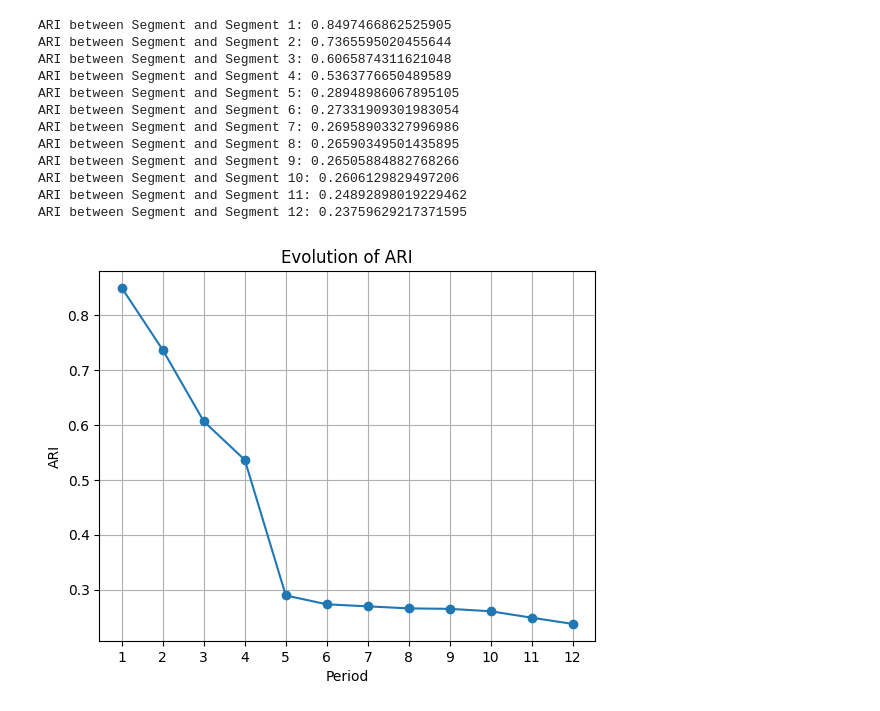
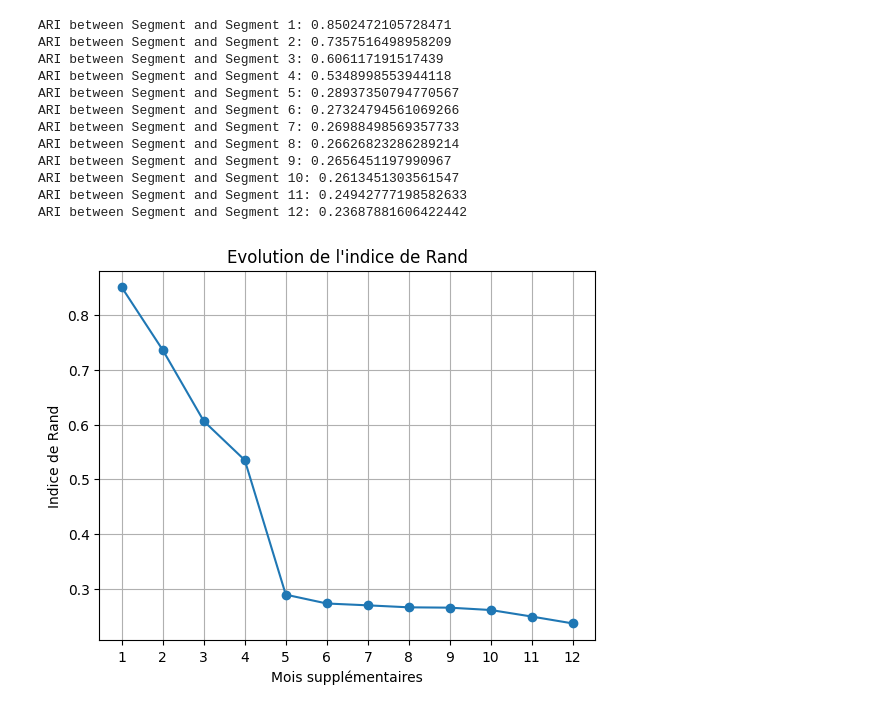
Before and after one commit to Manonp59/uk-retail, a Jupyter notebook: modelisation.ipynb, the cells around one changed output. Saved outputs shown, nothing was run; the diff lists cells and outputs as text; code cells hidden in the pictures.

```diff
--- a/modelisation.ipynb
+++ b/modelisation.ipynb
@@ -9,7 +9,7 @@ from sklearn.cluster import KMeans
 from sklearn.preprocessing import StandardScaler
 
 
-variables = ['NombreCommandes','MontantTotal_y','Recency','PanierMoyen','PourcentageAnnulationMontant']
+variables = ['NombreCommandes','MontantGlobal','Récence','PanierMoyen','PourcentageAnnulationMontant']
 # Préparer les données et effectuer la normalisation
 X = df_no_outliers_2009_12_2010[variables]
 scaler = StandardScaler()
@@ -68,7 +85,7 @@ from sklearn.cluster import KMeans
 from sklearn.decomposition import PCA
 
 
-variables = ['NombreCommandes', 'MontantTotal_y', 'Recency', 'PanierMoyen', 'PourcentageAnnulationMontant']
+variables = ['NombreCommandes', 'MontantGlobal', 'Récence', 'PanierMoyen', 'PourcentageAnnulationMontant']
 k = 4
 
 # Définition de la fonction perform_segmentation
@@ -101,7 +118,7 @@ def perform_segmentation(df, variables, k):
 
     # Stockage des segments pour chaque client dans un dictionnaire
     segments_by_customer = {}
-    for customer_id, segment in zip(df['Customer ID'], df['Segment']):
+    for customer_id, segment in zip(df['NuméroClient'], df['Segment']):
         segments_by_customer.setdefault(customer_id, []).append(segment)
 
     return df_cluster_centers
@@ -137,7 +155,7 @@ import pandas as pd
 # Supposons que vous ayez une liste de DataFrames
 
 # Colonnes à conserver dans le DataFrame final
-columns_to_keep = ["Customer ID",'Segment']
+columns_to_keep = ["NuméroClient",'Segment']
 
 # Fusionner les DataFrames en utilisant merge()
 merged_df = df_list_no_outliers[0][columns_to_keep]
@@ -145,9 +163,9 @@ merged_df.rename(columns={"Segment": "Segment"}, inplace=True)  # Renommer la co
 
 for i in range(1, len(df_list_no_outliers)):
     suffix = f" {i}"  # Suffixe personnalisé pour les colonnes
-    df = df_list_no_outliers[i][["Customer ID", "Segment"]]
+    df = df_list_no_outliers[i][["NuméroClient", "Segment"]]
     df.rename(columns={"Segment": f"Segment{suffix}"}, inplace=True)  # Renommer la colonne du segment actuel
-    merged_df = pd.merge(merged_df, df, on="Customer ID", how="left")
+    merged_df = pd.merge(merged_df, df, on="NuméroClient", how="left")
 
 # Afficher le DataFrame fusionné
 print(merged_df)
@@ -195,7 +213,7 @@ initial_segment_list = merged_df[initial_segment].values.tolist()
 
 # Boucle pour comparer chaque segment avec le segment de référence
 for column in merged_df.columns:
-    if column != "Customer ID" and column != initial_segment:
+    if column != "NuméroClient" and column != initial_segment:
         segment = merged_df[column].values.tolist()
 
         # Créer un masque pour filtrer les lignes avec des valeurs NaN dans les colonnes de segment
@@ -208,46 +226,46 @@ for column in merged_df.columns:
         ari = adjusted_rand_score(initial_segment_filtered, segment_filtered)
         print(f"ARI between {initial_segment} and {column}: {ari}")
 # %% [output]
-ARI between Segment and Segment 1: 0.8497466862525905
-ARI between Segment and Segment 2: 0.7365595020455644
-ARI between Segment and Segment 3: 0.6065874311621048
-ARI between Segment and Segment 4: 0.5363776650489589
-ARI between Segment and Segment 5: 0.28948986067895105
-ARI between Segment and Segment 6: 0.27331909301983054
-ARI between Segment and Segment 7: 0.26958903327996986
-ARI between Segment and Segment 8: 0.26590349501435895
-ARI between Segment and Segment 9: 0.26505884882768266
-ARI between Segment and Segment 10: 0.2606129829497206
-ARI between Segment and Segment 11: 0.24892898019229462
-ARI between Segment and Segment 12: 0.23759629217371595
+ARI between Segment and Segment 1: 0.8502472105728471
+ARI between Segment and Segment 2: 0.7357516498958209
+ARI between Segment and Segment 3: 0.606117191517439
+ARI between Segment and Segment 4: 0.5348998553944118
+ARI between Segment and Segment 5: 0.28937350794770567
+ARI between Segment and Segment 6: 0.27324794561069266
+ARI between Segment and Segment 7: 0.26988498569357733
+ARI between Segment and Segment 8: 0.26626823286289214
+ARI between Segment and Segment 9: 0.2656451197990967
+ARI between Segment and Segment 10: 0.2613451303561547
+ARI between Segment and Segment 11: 0.24942777198582633
+ARI between Segment and Segment 12: 0.23687881606422442
 # %%
 import matplotlib.pyplot as plt
 
 # Liste pour stocker les valeurs d'ARI
 ari_values = []
 
 # Boucle pour calculer les ARI et les ajouter à la liste
 for column in merged_df.columns:
-    if column != "Customer ID" and column != initial_segment:
+    if column != "NuméroClient" and column != initial_segment:
         segment = merged_df[column].values.tolist()
 
         # Créer un masque pour filtrer les lignes avec des valeurs NaN dans les colonnes de segment
         mask = ~pd.isnull(segment)
 
         # Filtrer les listes segment et initial_segment_list
         segment_filtered = [segment[i] for i in range(len(segment)) if mask[i]]
         initial_segment_filtered = [initial_segment_list[i] for i in range(len(segment)) if mask[i]]
 
         ari = adjusted_rand_score(initial_segment_filtered, segment_filtered)
         ari_values.append(ari)
 
 # Tracer le graphique
 plt.plot(range(1, len(ari_values)+1), ari_values, marker='o')
-plt.xlabel("Period")
-plt.ylabel("ARI")
-plt.title("Evolution of ARI")
+plt.xlabel("Mois supplémentaires")
+plt.ylabel("Indice de Rand")
+plt.title("Evolution de l'indice de Rand")
 plt.xticks(range(1, len(ari_values)+1))
 plt.grid(True)
 plt.show()
 # %% [output]
-[figure, old version]
+[figure, new version]
```
Also changed, not shown: parts of 10 cells of this notebook, 14 other files.
